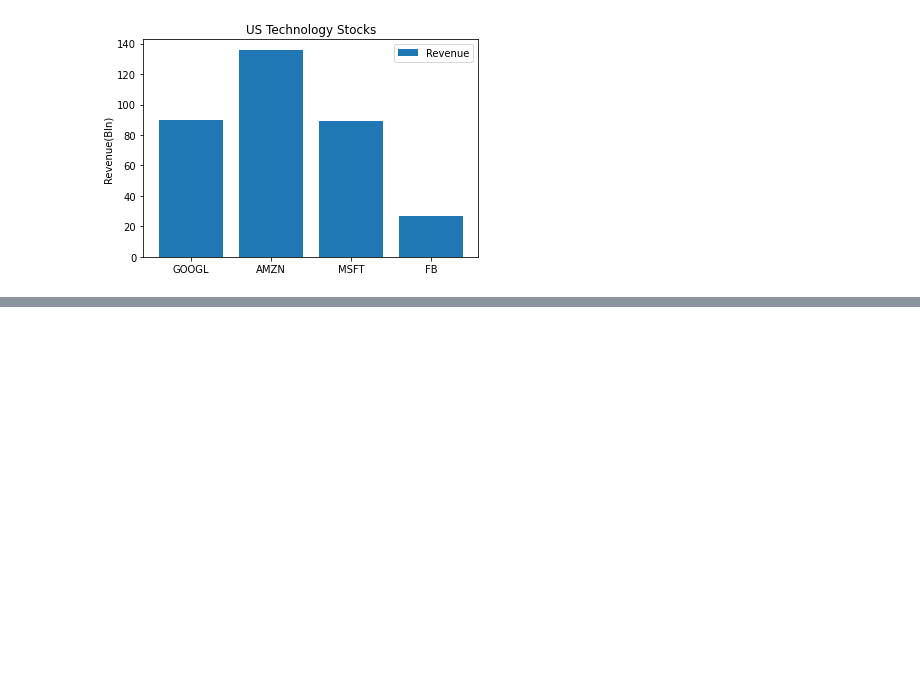
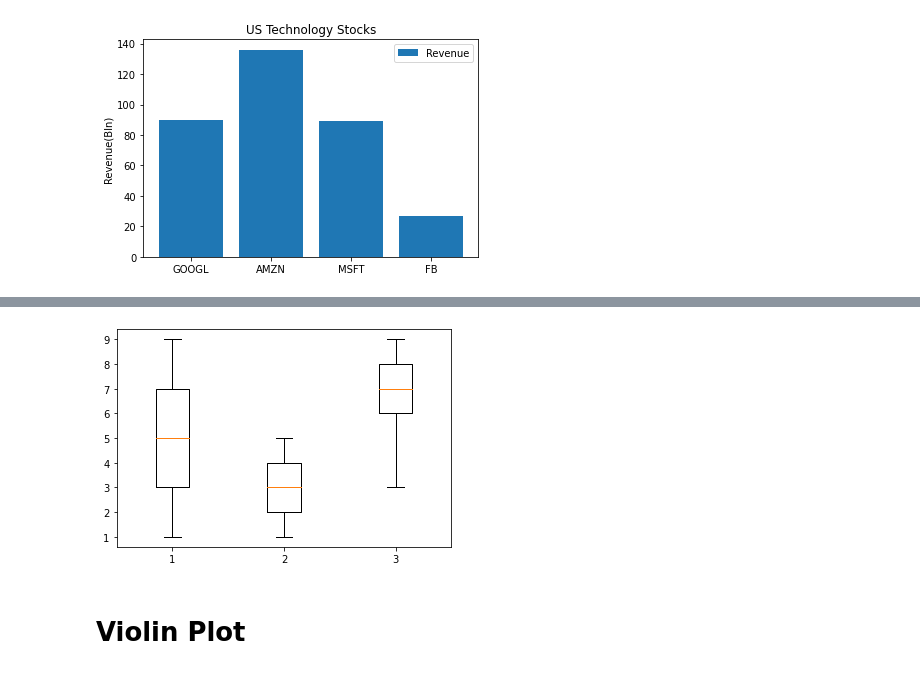
Before and after one commit to hrishi-bodkhe/Python, a Jupyter notebook: python/matplotlib.ipynb, the cells around one changed output, grey strips where cells are left out. Drawn from its saved outputs; the diff is of its cells as text; code cells hidden in the pictures; blank space fills up the shorter version.

```diff
--- a/python/matplotlib.ipynb
+++ b/python/matplotlib.ipynb
@@ -288,0 +317,15 @@ plt.savefig('bar.pdf', pad_inches=5)
+# %%
+#box plot - displaying the distribution of data based on a five number summary
+#(“minimum”, first quartile (Q1), median, third quartile (Q3), and “maximum”)
+one = [1, 2, 3, 4, 5, 6, 7, 8, 9]
+two = [1, 2, 3, 4, 5, 4, 3, 2, 1]
+three = [6, 7, 8, 9, 6, 7, 8, 3, 4]
+
+data = [one, two, three]
+# %%
+plt.boxplot(data)
+plt.show()
+# %% [output]
+[figure, added]
+# %% [markdown]
+# Violin Plot
```
Also changed, not shown: parts of 13 cells of this notebook, 5 other files.
